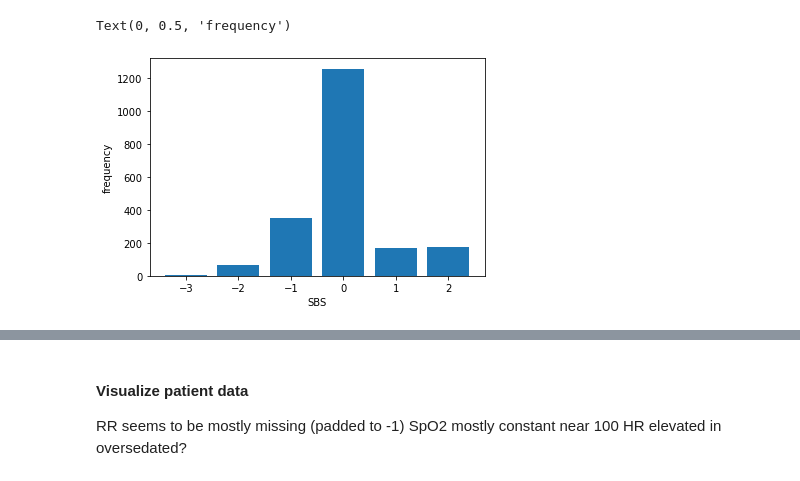
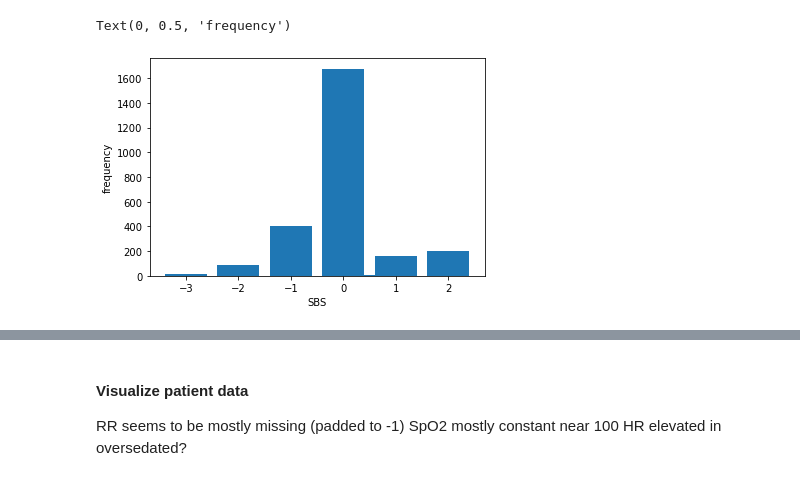
Before and after one commit to fyng/PedAccel, a Jupyter notebook: JHU SAFE/3_ML_optimization.ipynb, the cells around one changed output, grey strips where cells are left out. Drawn from its saved outputs; the diff is of its cells as text; code cells hidden in the pictures.

```diff
--- a/JHU SAFE/3_ML_optimization.ipynb
+++ b/JHU SAFE/3_ML_optimization.ipynb
@@ -10,15 +10,15 @@ from datetime import timedelta, datetime
 
 dir = Path(r"S:\Fackler_OSS_364376\data\IRB-364376-v1-230215")
 # %%
-X = np.load('./DONOTPUSH/waveforms_60min.npy')
-y = np.load('./DONOTPUSH/sbs_60min.npy')
-ids = np.load('./DONOTPUSH/ids_60min.npy')
+X = np.load('./DONOTPUSH/waveforms_30min.npy')
+y = np.load('./DONOTPUSH/sbs_30min.npy')
+ids = np.load('./DONOTPUSH/ids_30min.npy')
 
 # shift SBS label: multiclass classifier needs labels to start from 0
 labels, counts = np.unique(y, return_counts=True)
 plt.bar(labels, counts, align='center')
 plt.xlabel('SBS')
 plt.ylabel('frequency')
 # %% [output]
 Text(0, 0.5, 'frequency')
-[figure, old version]
+[figure, new version]
```
Also changed, not shown: parts of 14 cells of this notebook.
